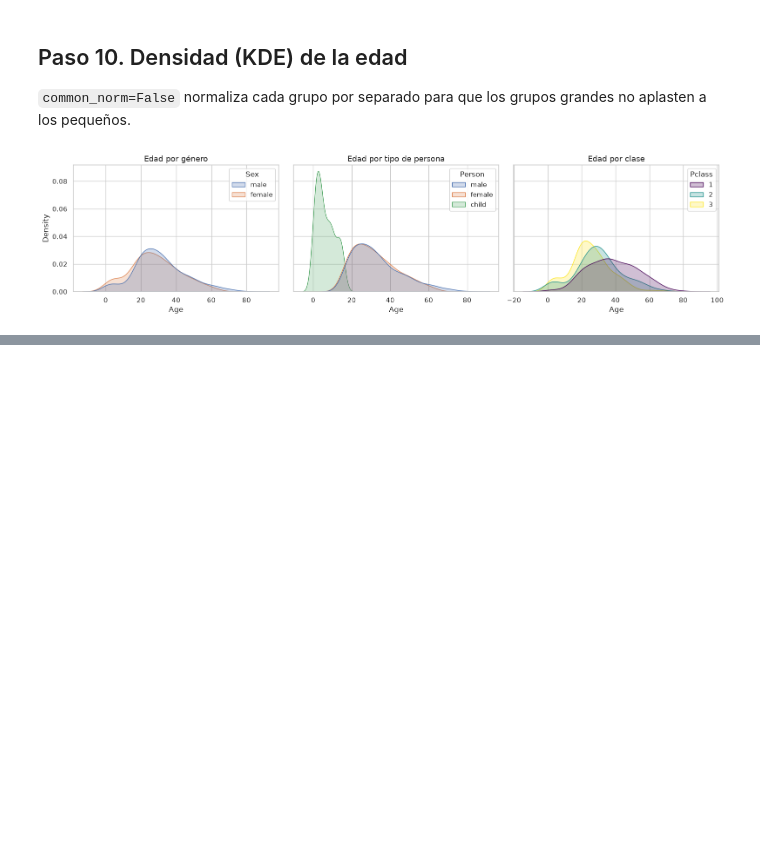
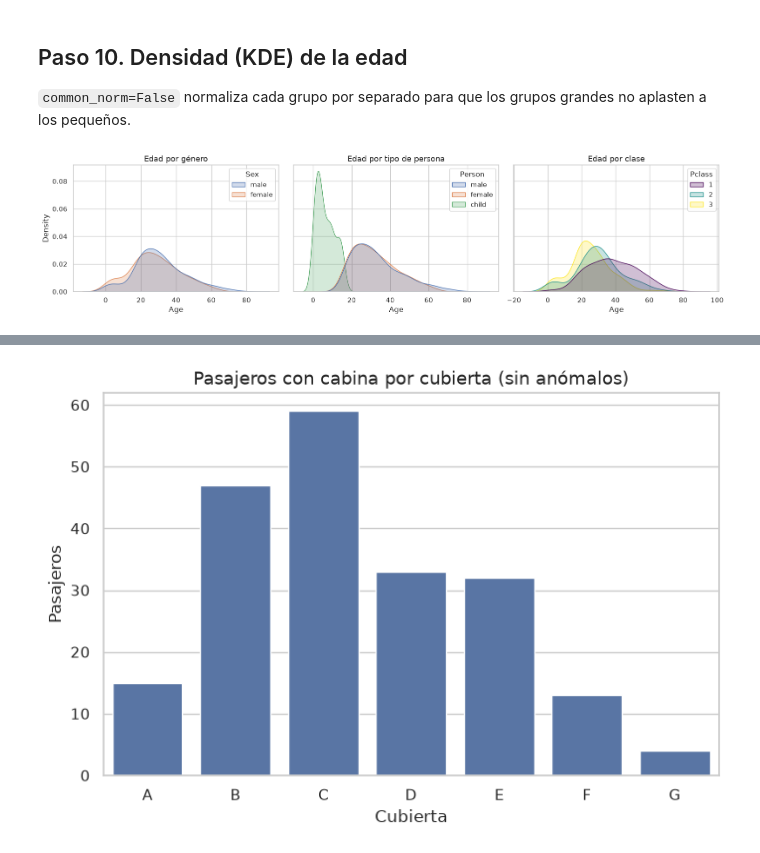
Before and after one commit to SqmuelAzz/proyecto_ciencia_de_datos, a Jupyter notebook: notebooks/02_exploracion.ipynb, the cells around one changed output, grey strips where cells are left out. Drawn from its saved outputs; the diff is of its cells as text; code cells hidden in the pictures; blank space fills up the shorter version.

```diff
--- a/notebooks/02_exploracion.ipynb
+++ b/notebooks/02_exploracion.ipynb
@@ -223,0 +260,9 @@ plt.tight_layout(); plt.show()
+# %%
+# La cubierta 'T' tiene un solo registro: se excluye SOLO del gráfico, no de df
+cubierta = cubierta[cubierta != 'T']
+
+sns.countplot(x=cubierta, order=sorted(cubierta.unique()))
+plt.title('Pasajeros con cabina por cubierta (sin anómalos)'); plt.xlabel('Cubierta'); plt.ylabel('Pasajeros')
+plt.show()
+# %% [output]
+[figure, added]
```
Also changed, not shown: parts of 87 cells of this notebook, 1 other file.
